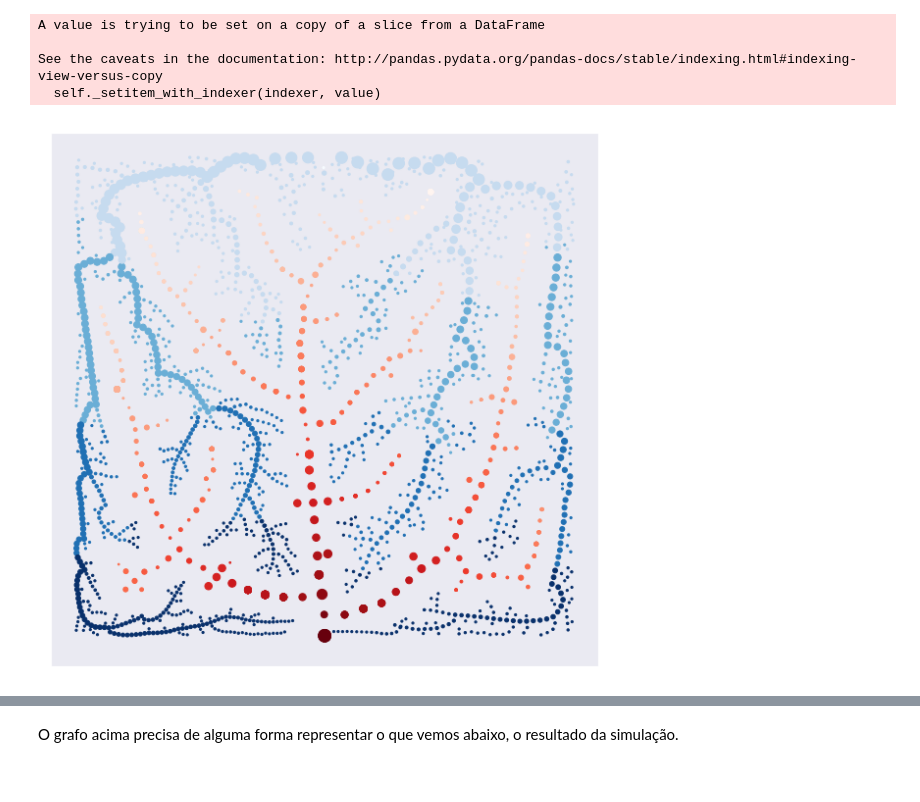
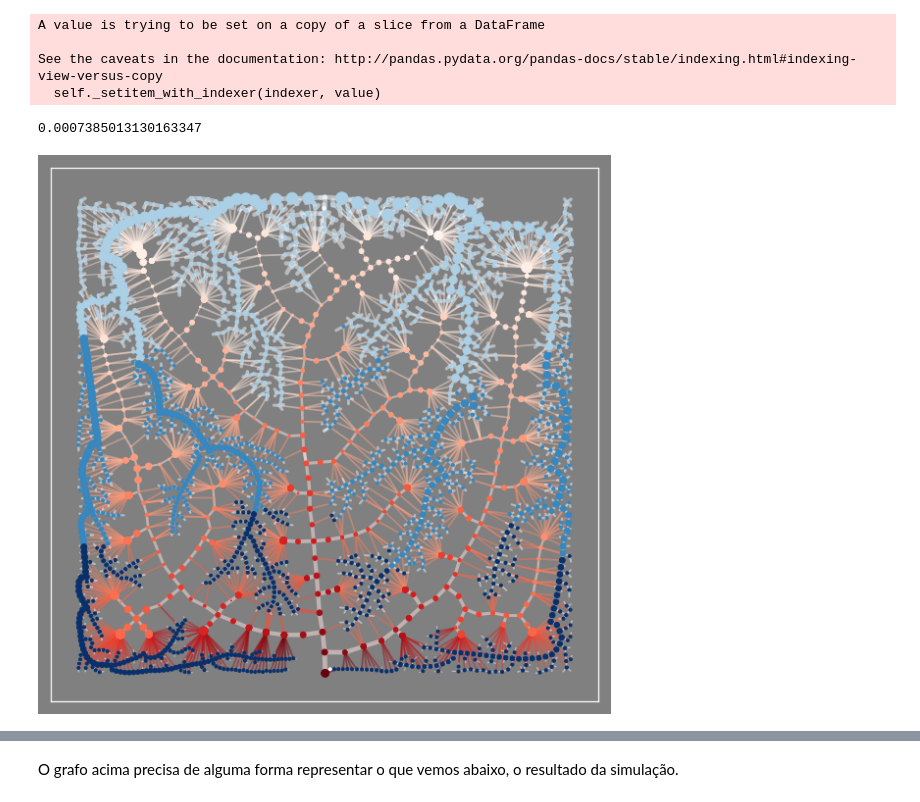
Before and after one commit to CaioMar/Venacao, a Jupyter notebook: Distance_histogram.ipynb, the cells around one changed output, grey strips where cells are left out. Drawn from its saved outputs; the diff is of its cells as text; code cells hidden in the pictures.

```diff
--- a/Distance_histogram.ipynb
+++ b/Distance_histogram.ipynb
@@ -95,6 +87,6 @@ Xtest = np.array(cvendata['disttorootp'][pd.isna(cvendata['vwidth'])]).reshape(-
 ytrain = np.array(cvendata['vwidth'][pd.notna(cvendata['vwidth'])]).reshape(-1,1)
 ytest = np.array(cvendata['vwidth'][pd.isna(cvendata['vwidth'])]).reshape(-1,1)
 # %%
-tree = DecisionTreeRegressor()
+tree = DecisionTreeRegressor(max_depth=3)
 tree = tree.fit(Xtrain,ytrain)
 cvendata['vwidth'][pd.isna(cvendata['vwidth']) ] = tree.predict(Xtest)
@@ -131,4 +93,13 @@ disc = list(data['disttoroot'].quantile(np.linspace(0,1,5)))
+# %%
+ven2std = ven2.iloc[:,4].std()
+ven2max = ven2.iloc[:,4].max()
+ven2min = ven2.iloc[:,4].min()
+venstd = ven.iloc[:,4].std()
+venmax = ven.iloc[:,4].max()
+venmin = ven.iloc[:,4].min()
+#normcm = (ven2max - ven2['disttoroot'])/(ven2max-ven2min)
 # %%
+disc = list(data['disttoroot'].quantile(np.linspace(0,1,4)))
 data['dtrootclass']=0
 for i in range(0,len(disc)-1):
     data['dtrootclass'].loc[(data['disttoroot']>disc[i]) &  (data['disttoroot']<disc[i+1])] = float(i)+1.0
@@ -140,18 +113,27 @@ See the caveats in the documentation: http://pandas.pydata.org/pandas-docs/stabl
+# %%
+test.min()
+# %% [output]
+0.0007385013130163347
+# %%
+cmapseg = plt.cm.get_cmap('Reds')
+rgba = cmapseg(np.square(data['disttoroot'])/(np.square(data['disttoroot']).max()-np.square(data['disttoroot']).min()))
 # %%
 # @hidden_cell
 fig = plt.figure(figsize=(10,10))
-plt.scatter(data['v2x'],data['v2y'],s=np.power(10*np.array(data['v2width'])+2,1.79),c=data['dtrootclass'], cmap=plt.get_cmap('Blues'))
-#plt.scatter(data['vx'],data['vy'],s=data['count']+np.power(3*np.array(data['vwidth']),2.82),c=(data['disttorootp'].max()-data['disttorootp'])/data['disttorootp'].std(), cmap=plt.get_cmap('Oranges'))
-plt.scatter(cvendata['vx'],cvendata['vy'],s=cvendata['count']+np.power(3*np.array(cvendata['vwidth']),2.82),c=(cvendata['disttorootp'].max()-cvendata['disttorootp'])/cvendata['disttorootp'].std(), cmap=plt.get_cmap('Reds'))
+#+np.power(3*np.array(cvendata['vwidth']),2.82)
 #plt.scatter(cvendata['vx'],cvendata['vy'],c=(cvendata['disttorootp'].max()-cvendata['disttorootp'])/cvendata['disttorootp'].std(), cmap=plt.get_cmap('Reds'))
-#for i in range(data.shape[0]):
-#    plt.plot(data.iloc[i][5:9:2],data.iloc[i][6:9:2],'-r',linewidth=0.3,alpha=0.5)
-#for i in range(ven.shape[0]):
-#    plt.plot(ven.iloc[i][0:4:2],ven.iloc[i][1:4:2],'-o',c='sandybrown',markersize=1,linewidth=ven.iloc[i][4]/venstd,alpha=0.5)
-#for i in range(ven2.shape[0]):
-#    plt.plot(ven2.iloc[i][0:4:2],ven2.iloc[i][1:4:2],'-',c='cornflowerblue',linewidth=(ven2max - ven2.iloc[i][4])/ven2std + 0.5,alpha=0.5)
+for i in range(data.shape[0]):
+    plt.plot(data.iloc[i][5:9:2],data.iloc[i][6:9:2],'-',color=rgba[i],linewidth=np.power((data['seglength'].max()-data.iloc[i]['seglength'])/(data['seglength'].std()),0.3),alpha=0.5,zorder=1)
+for i in range(ven.shape[0]):
+    plt.plot(ven.iloc[i][0:4:2],ven.iloc[i][1:4:2],'-',c='mistyrose',markersize=1,linewidth=(venmax-ven.iloc[i][4])/venstd+0.5,alpha=0.5,zorder=1)
+for i in range(ven2.shape[0]):
+    plt.plot(ven2.iloc[i][0:4:2],ven2.iloc[i][1:4:2],'-',c='aliceblue',linewidth=(ven2max - ven2.iloc[i][4])/ven2std + 0.5,alpha=0.5,zorder=1)
+
+plt.scatter(data['v2x'],data['v2y'],s=np.power(10*np.array(data['v2width'])+3,1.79),c=data['dtrootclass'], cmap=plt.get_cmap('Blues'),zorder=2)
+#plt.scatter(data['vx'],data['vy'],s=3*data['count'])
+plt.scatter(cvendata['vx'],cvendata['vy'],s=cvendata['count']+np.power(2*np.array(cvendata['vwidth']),2.82),c=(cvendata['disttorootp'].max()-cvendata['disttorootp'])/cvendata['disttorootp'].std(), cmap=plt.get_cmap('Reds'),zorder=2)
 plt.xticks([])
 plt.yticks([])
 plt.show()
 # %% [output]
-[figure, old version]
+[figure, new version]
```
Also changed, not shown: parts of 22 cells of this notebook.
